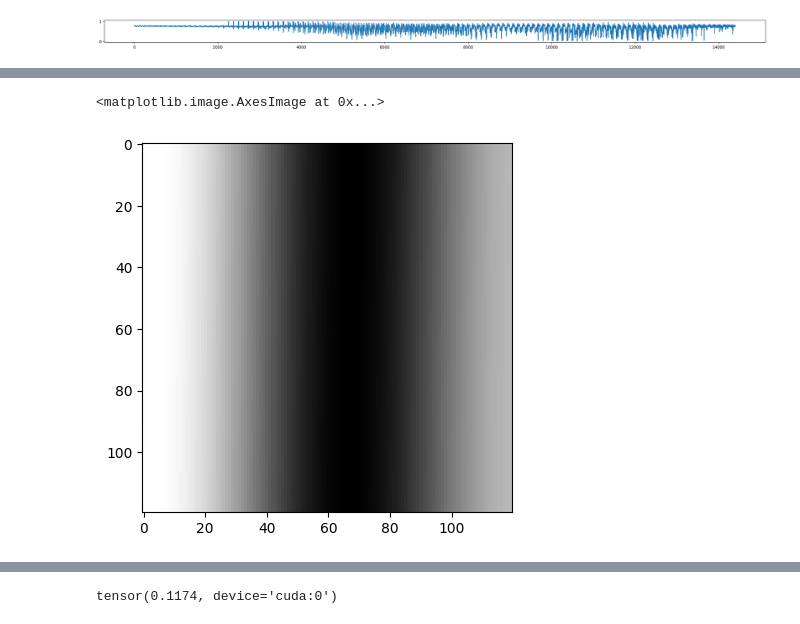
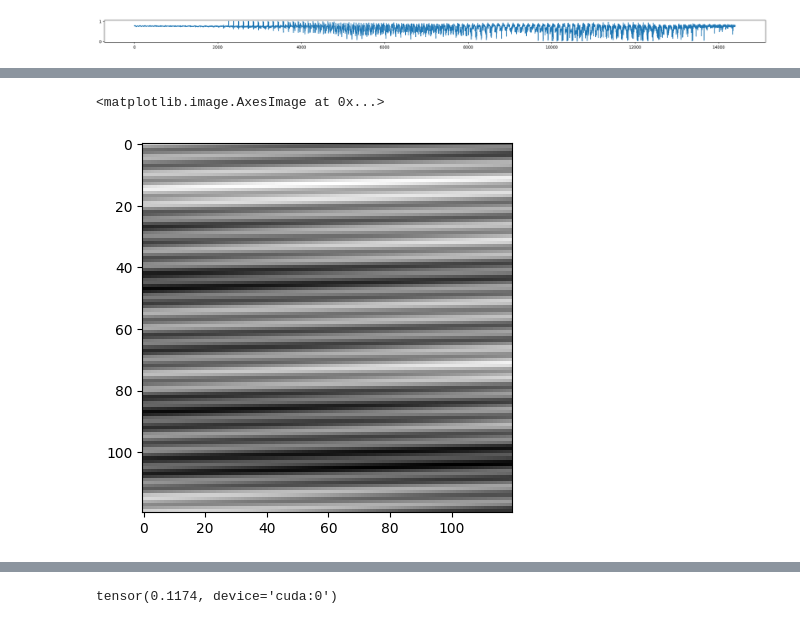
Before and after one commit to Ansebi/SIN-activated_Neural_Network_for_Time_Series_Forecasting, a Jupyter notebook: pytorch/image_ldst.ipynb, the cells around one changed output, grey strips where cells are left out. Saved outputs shown, nothing was run; the diff lists cells and outputs as text; code cells hidden in the pictures.

Commit message:
image ldst bugs caught, manual wavelen progression installed

```diff
--- a/pytorch/image_ldst.ipynb
+++ b/pytorch/image_ldst.ipynb
@@ -29,13 +29,11 @@ plt.imshow(oi[0][0].cpu().numpy(), cmap='gray')
 <matplotlib.image.AxesImage at 0x...>
 [figure]
 # %%
-
-
 average_value = oi.mean()
-wavelen = 60
-# rolling_window = 241
-rolling_window = oi.shape[2] // 2
-rolling_window = rolling_window if rolling_window % 2 else rolling_window + 1
+wavelen = 120
+rolling_window = 481
+# rolling_window = oi.shape[2] // 2
+# rolling_window = rolling_window if rolling_window % 2 else rolling_window + 1
 oi_flat = oi.flatten()
 n = oi_flat.numel()
 x = torch.arange(n).to(device)
@@ -47,6 +45,6 @@ plt.plot(x.cpu(), oi_flat.cpu())
 [<matplotlib.lines.Line2D at 0x...>]
 [figure]
 # %%
-num_waves = 3
-learning_rate = 0.5
+num_waves = 5
+learning_rate = 0.01
 # %%
@@ -76,13 +85,13 @@ wavelen = oi.shape[3]
 t_oi_flat = oi.squeeze().T.flatten()
 t_waves_params, t_residual = waves_residual_split(x_tensor=x, y_tensor=t_oi_flat, num_waves=num_waves, rolling_window=rolling_window, learning_rate=learning_rate, device=device, wavelen=wavelen, plot=False)
 # %%
-t_approximation = reconstruct_y(x, torch.zeros_like(t_oi_flat), waves_params)
+t_approximation = reconstruct_y(x, torch.zeros_like(t_oi_flat), t_waves_params)
 t_residual = t_oi_flat - t_approximation
 t_approx_norm = normalize_torch(t_approximation.reshape(oi.squeeze().shape)).T
 plt.imshow(t_approx_norm.cpu(), cmap='gray')
 # %% [output]
 <matplotlib.image.AxesImage at 0x...>
-[figure, old version]
+[figure, new version]
 # %%
 approx_combo = (approx_norm + t_approx_norm) / 2
 plt.imshow(approx_combo.cpu(), cmap='gray')
```
Also changed, not shown: parts of 8 cells of this notebook, 4 other files.
